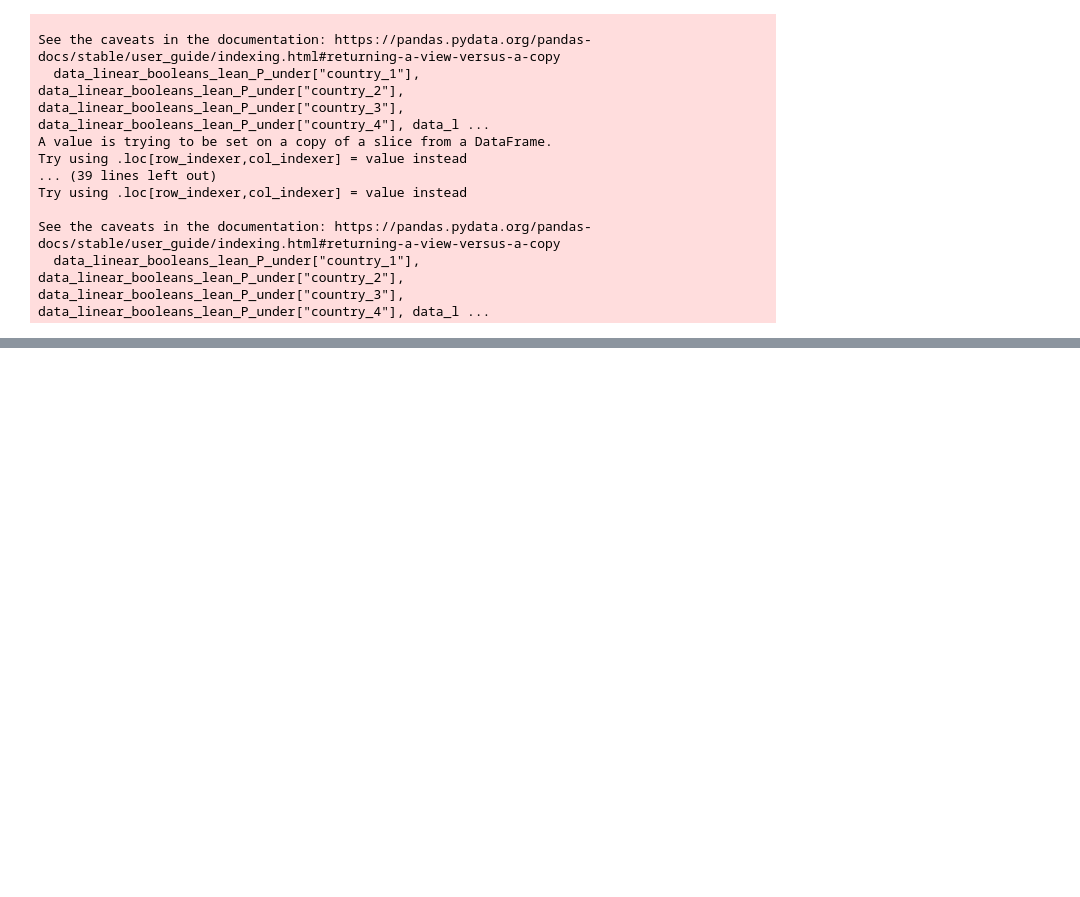
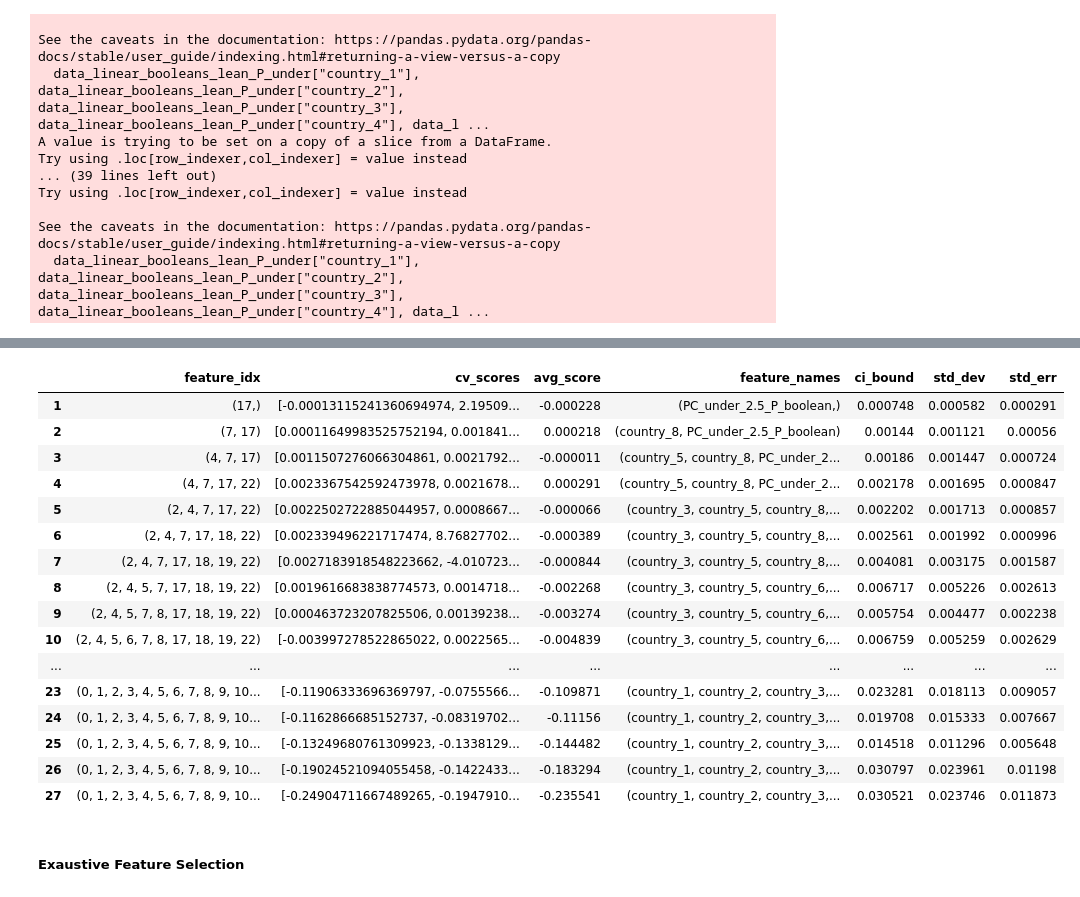
Before and after one commit to rafabertolace/OnThePitch, a Jupyter notebook: notebooks/D4_Linear_Regression_first_model.ipynb, the cells around one changed output, grey strips where cells are left out. Drawn from its saved outputs; the diff is of its cells as text; code cells hidden in the pictures; blank space fills up the shorter version.

```diff
--- a/notebooks/D4_Linear_Regression_first_model.ipynb
+++ b/notebooks/D4_Linear_Regression_first_model.ipynb
@@ -1091,0 +1118,8 @@ for x in [6, 8, 7, 5, 9, 10, 3]:
+# %%
+# instanciate TPOTClassifier
+tpot = TPOTRegressor(generations=4, population_size=20, verbosity=2, scoring='r2', n_jobs=-1, cv=2)
+# process autoML with TPOT
+tpot.fit(X_train, y_train)
+
+# print score
+print(tpot.score(X_test, y_test))
@@ -1091,0 +1166,2 @@ for x in [6, 8, 7, 5, 9, 10, 3]:
+# %%
+sfs = SFS(RandomForestRegressor(n_estimators=100), k_features=27, verbose=2).fit(X_train, y_train)
@@ -1091,0 +1186,22 @@ for x in [6, 8, 7, 5, 9, 10, 3]:
+# %%
+pd.DataFrame.from_dict(sfs.get_metric_dict()).T
+# %% [output]
+|  | feature_idx | cv_scores | avg_score | feature_names | ci_bound | std_dev | std_err |
+| 1 | (17,) | [-0.00013115241360694974, 2.19509... | -0.000228 | (PC_under_2.5_P_boolean,) | 0.000748 | 0.000582 | 0.000291 |
+| 2 | (7, 17) | [0.00011649983525752194, 0.001841... | 0.000218 | (country_8, PC_under_2.5_P_boolean) | 0.00144 | 0.001121 | 0.00056 |
+| 3 | (4, 7, 17) | [0.0011507276066304861, 0.0021792... | -0.000011 | (country_5, country_8, PC_under_2... | 0.00186 | 0.001447 | 0.000724 |
+| 4 | (4, 7, 17, 22) | [0.0023367542592473978, 0.0021678... | 0.000291 | (country_5, country_8, PC_under_2... | 0.002178 | 0.001695 | 0.000847 |
+| 5 | (2, 4, 7, 17, 22) | [0.0022502722885044957, 0.0008667... | -0.000066 | (country_3, country_5, country_8,... | 0.002202 | 0.001713 | 0.000857 |
+| 6 | (2, 4, 7, 17, 18, 22) | [0.002339496221717474, 8.76827702... | -0.000389 | (country_3, country_5, country_8,... | 0.002561 | 0.001992 | 0.000996 |
+| 7 | (2, 4, 7, 17, 18, 19, 22) | [0.0027183918548223662, -4.010723... | -0.000844 | (country_3, country_5, country_8,... | 0.004081 | 0.003175 | 0.001587 |
+| 8 | (2, 4, 5, 7, 17, 18, 19, 22) | [0.0019616683838774573, 0.0014718... | -0.002268 | (country_3, country_5, country_6,... | 0.006717 | 0.005226 | 0.002613 |
+| 9 | (2, 4, 5, 7, 8, 17, 18, 19, 22) | [0.000463723207825506, 0.00139238... | -0.003274 | (country_3, country_5, country_6,... | 0.005754 | 0.004477 | 0.002238 |
+| 10 | (2, 4, 5, 6, 7, 8, 17, 18, 19, 22) | [-0.003997278522865022, 0.0022565... | -0.004839 | (country_3, country_5, country_6,... | 0.006759 | 0.005259 | 0.002629 |
+| ... | ... | ... | ... | ... | ... | ... | ... |
+| 23 | (0, 1, 2, 3, 4, 5, 6, 7, 8, 9, 10... | [-0.11906333696369797, -0.0755566... | -0.109871 | (country_1, country_2, country_3,... | 0.023281 | 0.018113 | 0.009057 |
+| 24 | (0, 1, 2, 3, 4, 5, 6, 7, 8, 9, 10... | [-0.1162866685152737, -0.08319702... | -0.11156 | (country_1, country_2, country_3,... | 0.019708 | 0.015333 | 0.007667 |
+| 25 | (0, 1, 2, 3, 4, 5, 6, 7, 8, 9, 10... | [-0.13249680761309923, -0.1338129... | -0.144482 | (country_1, country_2, country_3,... | 0.014518 | 0.011296 | 0.005648 |
+| 26 | (0, 1, 2, 3, 4, 5, 6, 7, 8, 9, 10... | [-0.19024521094055458, -0.1422433... | -0.183294 | (country_1, country_2, country_3,... | 0.030797 | 0.023961 | 0.01198 |
+| 27 | (0, 1, 2, 3, 4, 5, 6, 7, 8, 9, 10... | [-0.24904711667489265, -0.1947910... | -0.235541 | (country_1, country_2, country_3,... | 0.030521 | 0.023746 | 0.011873 |
+# %% [markdown]
+##### Exaustive Feature Selection
```
Also changed, not shown: parts of 52 cells of this notebook, 3 other files.
